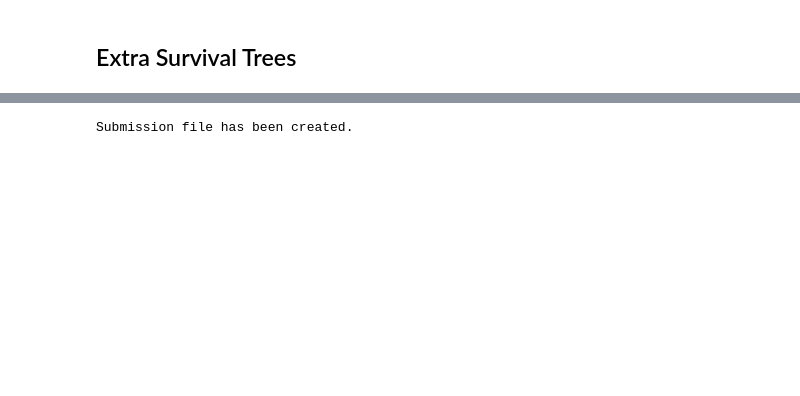
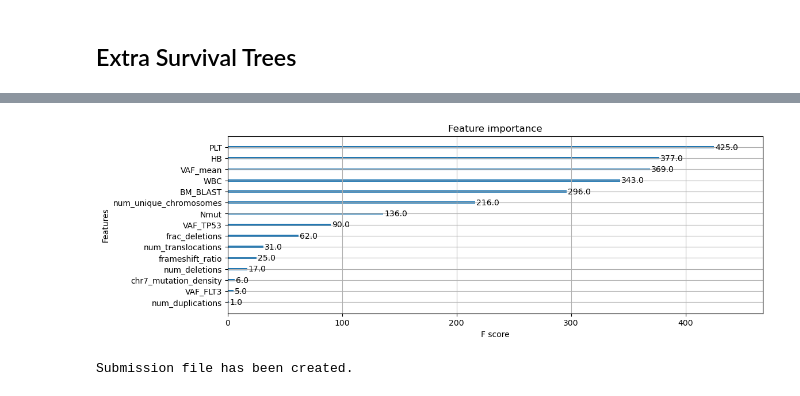
Before and after one commit to Changtze/Overall-Survival-Prediction-for-patients-diagnosed-with-Myeloid-Leukemia-by-QRT, a Jupyter notebook: pipeline.ipynb, the cells around one changed output, grey strips where cells are left out. Saved outputs shown, nothing was run; the diff lists cells and outputs as text; code cells hidden in the pictures; blank space fills up the shorter version.

```diff
--- a/pipeline.ipynb
+++ b/pipeline.ipynb
@@ -535,0 +580,35 @@ prediction_on_test_set = extra_trees.predict(df_eval.loc[:, features])
+# %%
+from sklearn.preprocessing import PowerTransformer
+yj = PowerTransformer(method='yeo-johnson')
+# %%
+# Yeo-Johnson transformation on the training data only
+X_yj = X.copy()
+df_eval_yj = df_eval.copy()
+
+# Impute with our KNNImputer
+X_yj.loc[:, features] = imputer.fit_transform(X_yj.loc[:, features])
+df_eval_yj.loc[:, features] = imputer.transform(df_eval_yj.loc[:, features])
+
+# Yeo-Johnson transformation
+X_yj.loc[:, av_features] = yj.fit_transform(X_yj.loc[:, av_features])
+df_eval_yj.loc[:, av_features] = yj.transform(df_eval_yj.loc[:, av_features])
+
+# merge into one big dataset
+X_yj_final = pd.concat([X_yj.loc[:, features_new], df_eval_yj.loc[:, features_new]], axis=0, ignore_index=True)
+
+X3 = X_yj_final.drop(columns='label', axis=1)
+y3 = X_yj_final['label']
+
+XGB_av_data_yj = xgb.DMatrix(data=X3, label=y3)
+
+params = {"objective": "binary:logistic",
+          "eval_metric": "logloss",
+          "learning_rate": 0.05,
+          "max_depth": 5}
+
+folds = StratifiedKFold(n_splits=3, shuffle=True, random_state=42)
+
+for trn_idx, val_idx in folds.split(X3, y3):
+    xgb_cls = XGBClassifier(**params)
+    xgb_cls.fit(X3.iloc[trn_idx], y3.iloc[trn_idx])
+    print(roc_auc_score(y3.iloc[val_idx], xgb_cls.predict(X3.iloc[val_idx])))
@@ -536 +621,10 @@ prediction_on_test_set = extra_trees.predict(df_eval.loc[:, features])
+# %%
+# It's marginally better
+classifier = XGBClassifier(eval_metric='logloss',use_label_encoder=False)
+classifier.fit(X3, y3)
+fig, ax = plt.subplots(figsize=(12,4))
+plot_importance(classifier, ax=ax)
+plt.show();
+# %% [output]
+[figure, added]
 # %%
```
Also changed, not shown: parts of 33 cells of this notebook.
